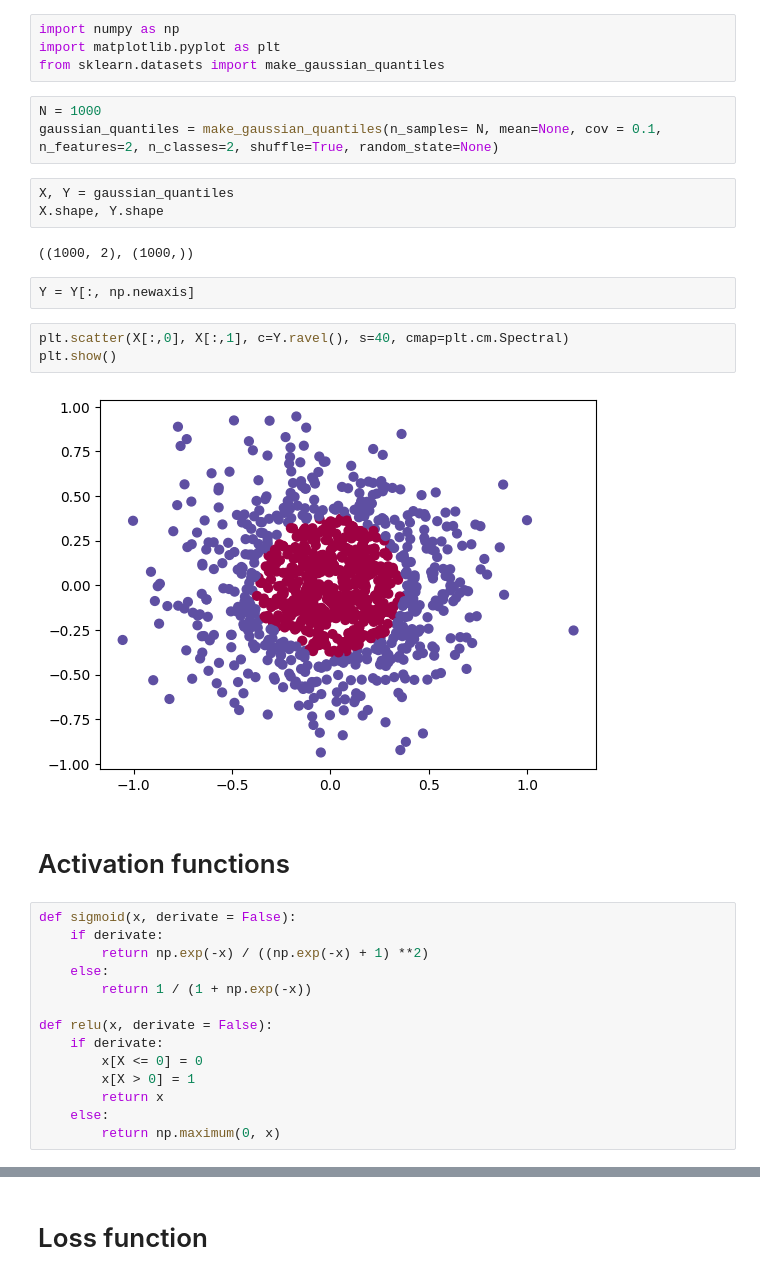
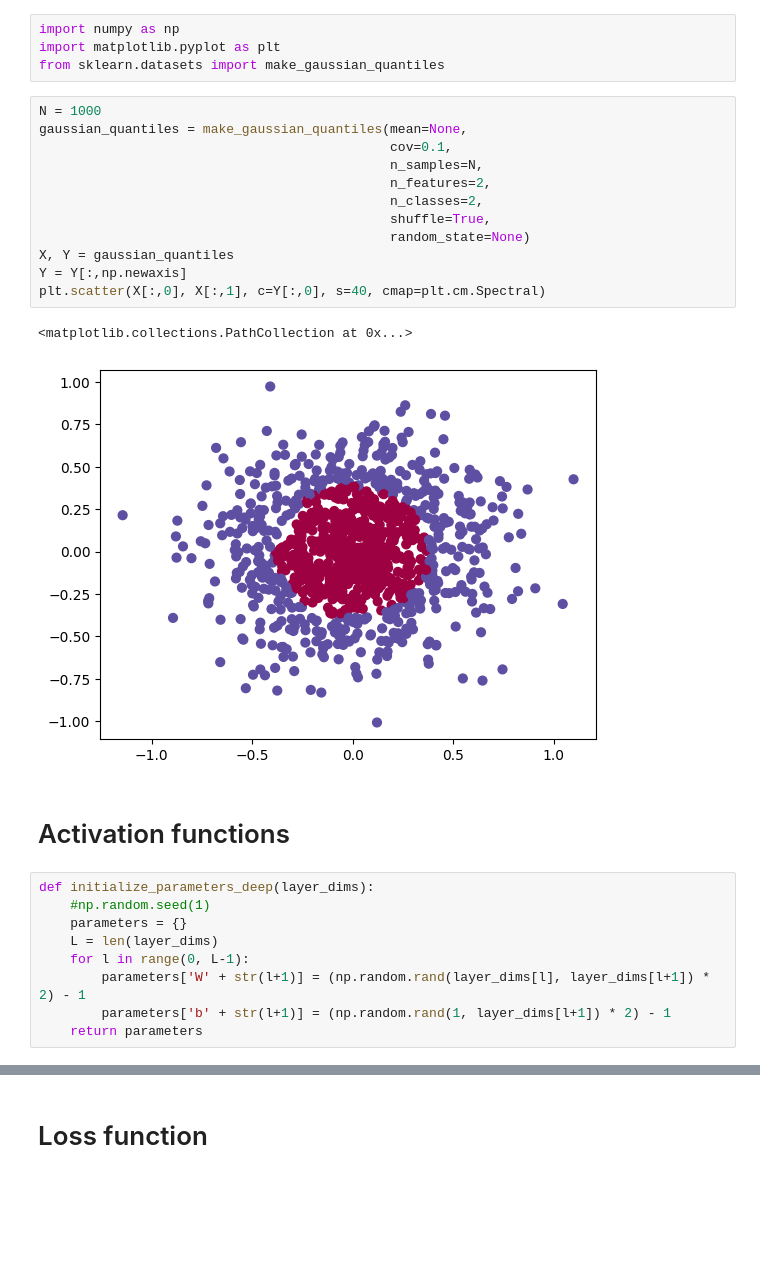
Before and after one commit to oscardbocanegra/learning_platzi, a Jupyter notebook: machine_learning/redes_neuronales/red_con_np.ipynb, the cells around one changed output, grey strips where cells are left out. Drawn from its saved outputs; the diff is of its cells as text; blank space fills up the shorter version.

```diff
--- a/machine_learning/redes_neuronales/red_con_np.ipynb
+++ b/machine_learning/redes_neuronales/red_con_np.ipynb
@@ -4,32 +4,27 @@ import matplotlib.pyplot as plt
 from sklearn.datasets import make_gaussian_quantiles
 # %%
 N = 1000
-gaussian_quantiles = make_gaussian_quantiles(n_samples= N, mean=None, cov = 0.1, n_features=2, n_classes=2, shuffle=True, random_state=None)
+gaussian_quantiles = make_gaussian_quantiles(mean=None,
+                                             cov=0.1,
+                                             n_samples=N,
+                                             n_features=2,
+                                             n_classes=2,
+                                             shuffle=True,
+                                             random_state=None)
+X, Y = gaussian_quantiles
+Y = Y[:,np.newaxis]
+plt.scatter(X[:,0], X[:,1], c=Y[:,0], s=40, cmap=plt.cm.Spectral)
+# %% [output]
+<matplotlib.collections.PathCollection at 0x...>
+[figure, added]
-# %%
-X, Y = gaussian_quantiles
-X.shape, Y.shape
-# %% [output]
-((1000, 2), (1000,))
-# %%
-Y = Y[:, np.newaxis]
-# %%
-plt.scatter(X[:,0], X[:,1], c=Y.ravel(), s=40, cmap=plt.cm.Spectral)
-plt.show()
-# %% [output]
-[figure, removed]
 # %% [markdown]
 # Activation functions
 # %%
-def sigmoid(x, derivate = False):
-    if derivate:
-        return np.exp(-x) / ((np.exp(-x) + 1) **2)
-    else:
-        return 1 / (1 + np.exp(-x))
-
-def relu(x, derivate = False):
-    if derivate:
-        x[X <= 0] = 0
-        x[X > 0] = 1
-        return x
-    else:
-        return np.maximum(0, x)
+def initialize_parameters_deep(layer_dims):
+    #np.random.seed(1)
+    parameters = {}
+    L = len(layer_dims)
+    for l in range(0, L-1):
+        parameters['W' + str(l+1)] = (np.random.rand(layer_dims[l], layer_dims[l+1]) * 2) - 1
+        parameters['b' + str(l+1)] = (np.random.rand(1, layer_dims[l+1]) * 2) - 1
+    return parameters
```
Also changed, not shown: parts of 19 cells of this notebook.
